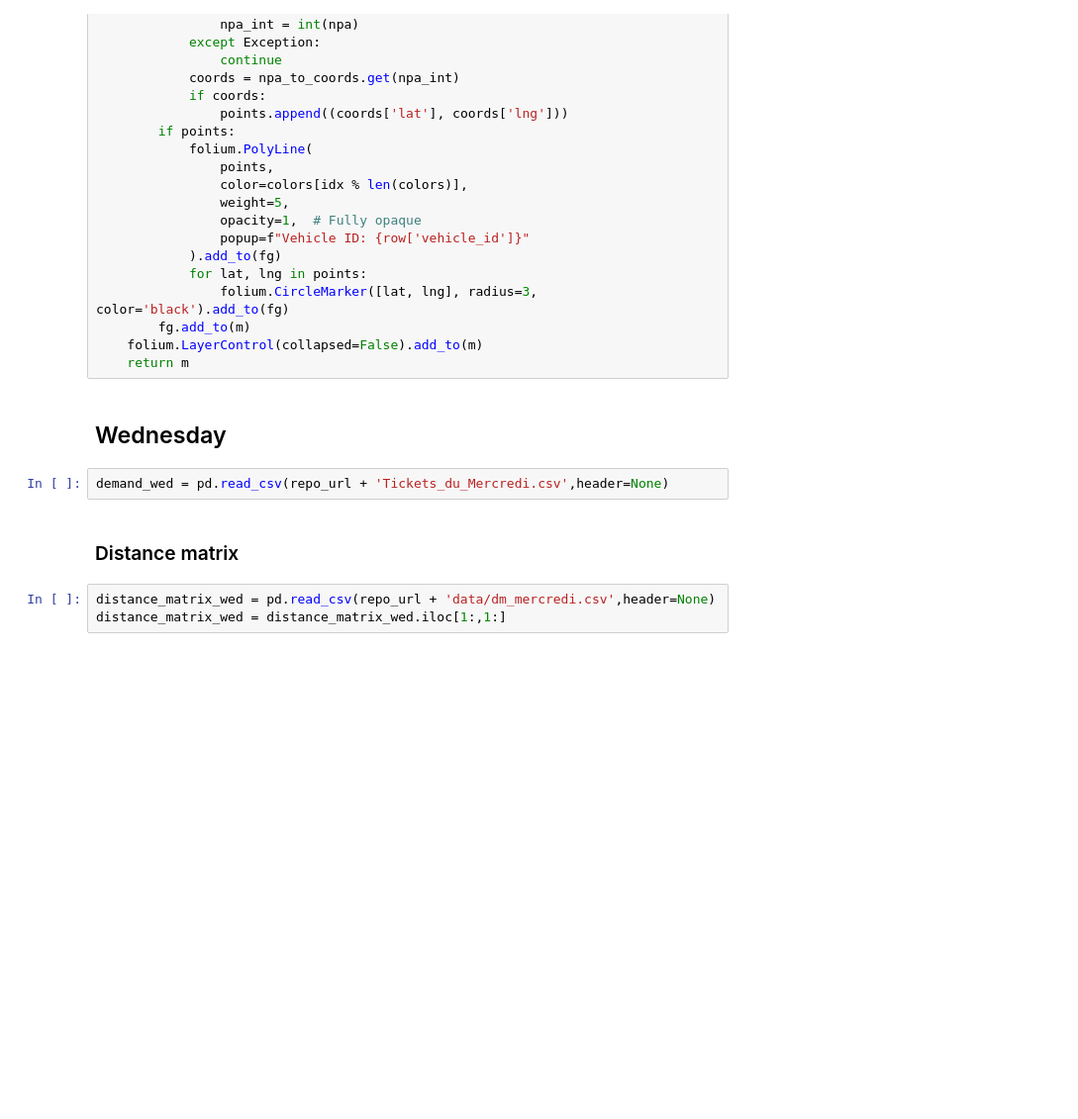
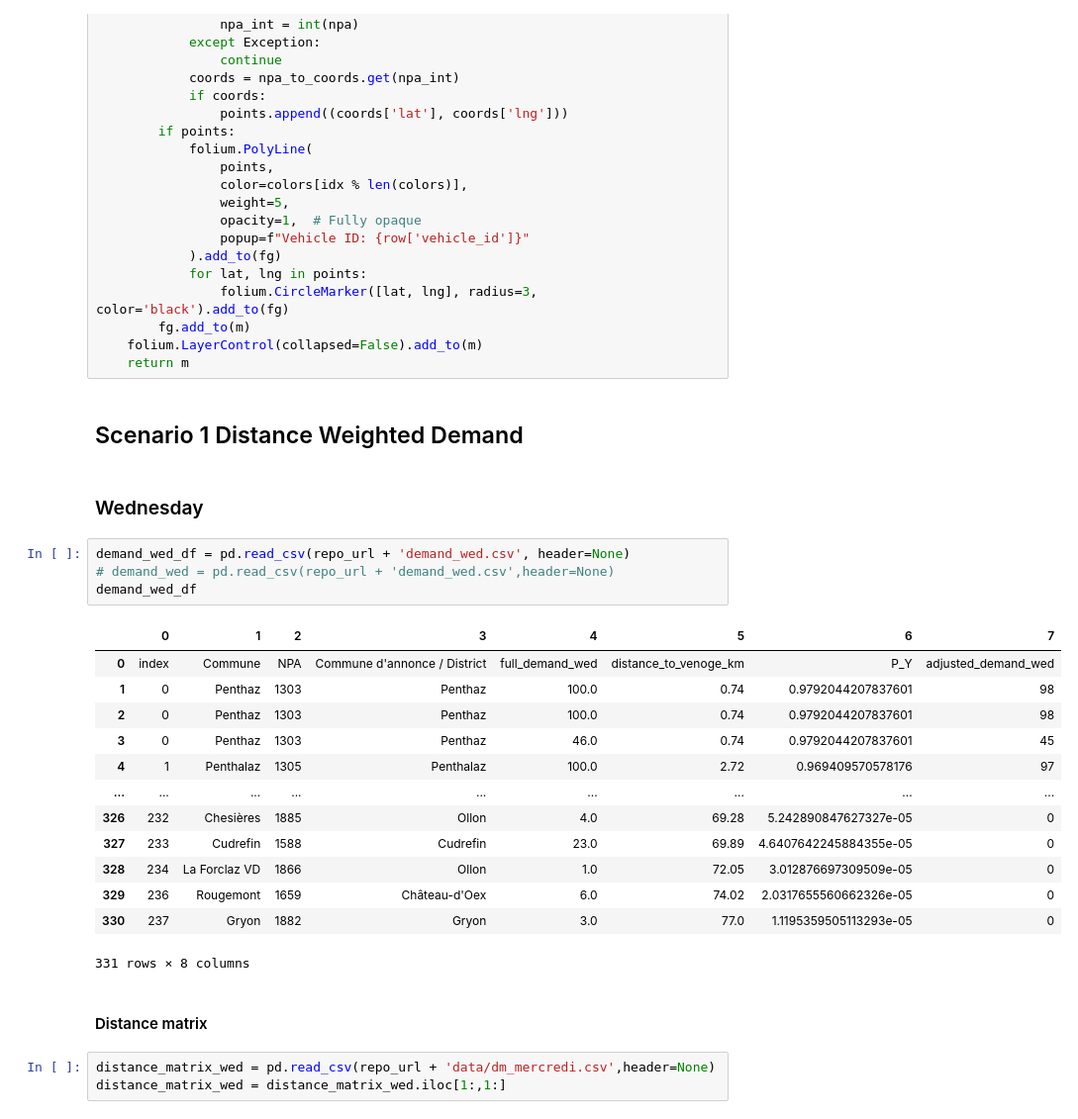
Before and after one commit to baertsch/MGT-530-SLO, a Jupyter notebook: code_new.ipynb, the cells around one changed output. Shown at 99% size. Drawn from its saved outputs; the diff is of its cells as text; blank space fills up the shorter version.

Commit message:
adjusted demand csv

```diff
--- a/code_new.ipynb
+++ b/code_new.ipynb
@@ -110,12 +104,30 @@ def plot_routes_folium(df_results, npa_to_coords):
         fg.add_to(m)
     folium.LayerControl(collapsed=False).add_to(m)
     return m
+# %% [markdown]
+## Scenario 1 Distance Weighted Demand
 # %% [markdown]
-## Wednesday
+### Wednesday
 # %%
-demand_wed = pd.read_csv(repo_url + 'Tickets_du_Mercredi.csv',header=None)
+demand_wed_df = pd.read_csv(repo_url + 'demand_wed.csv', header=None)
+# demand_wed = pd.read_csv(repo_url + 'demand_wed.csv',header=None)
+demand_wed_df
+# %% [output]
+|  | 0 | 1 | 2 | 3 | 4 | 5 | 6 | 7 |
+| 0 | index | Commune | NPA | Commune d'annonce / District | full_demand_wed | distance_to_venoge_km | P_Y | adjusted_demand_wed |
+| 1 | 0 | Penthaz | 1303 | Penthaz | 100.0 | 0.74 | 0.9792044207837601 | 98 |
+| 2 | 0 | Penthaz | 1303 | Penthaz | 100.0 | 0.74 | 0.9792044207837601 | 98 |
+| 3 | 0 | Penthaz | 1303 | Penthaz | 46.0 | 0.74 | 0.9792044207837601 | 45 |
+| 4 | 1 | Penthalaz | 1305 | Penthalaz | 100.0 | 2.72 | 0.969409570578176 | 97 |
+| ... | ... | ... | ... | ... | ... | ... | ... | ... |
+| 326 | 232 | Chesières | 1885 | Ollon | 4.0 | 69.28 | 5.242890847627327e-05 | 0 |
+| 327 | 233 | Cudrefin | 1588 | Cudrefin | 23.0 | 69.89 | 4.6407642245884355e-05 | 0 |
+| 328 | 234 | La Forclaz VD | 1866 | Ollon | 1.0 | 72.05 | 3.012876697309509e-05 | 0 |
+| 329 | 236 | Rougemont | 1659 | Château-d'Oex | 6.0 | 74.02 | 2.0317655560662326e-05 | 0 |
+| 330 | 237 | Gryon | 1882 | Gryon | 3.0 | 77.0 | 1.1195359505113293e-05 | 0 |
+331 rows × 8 columns
 # %% [markdown]
-### Distance matrix
+#### Distance matrix
 # %%
 distance_matrix_wed = pd.read_csv(repo_url + 'data/dm_mercredi.csv',header=None)
 distance_matrix_wed = distance_matrix_wed.iloc[1:,1:]
```
Also changed, not shown: parts of 48 cells of this notebook, 13 other files.
